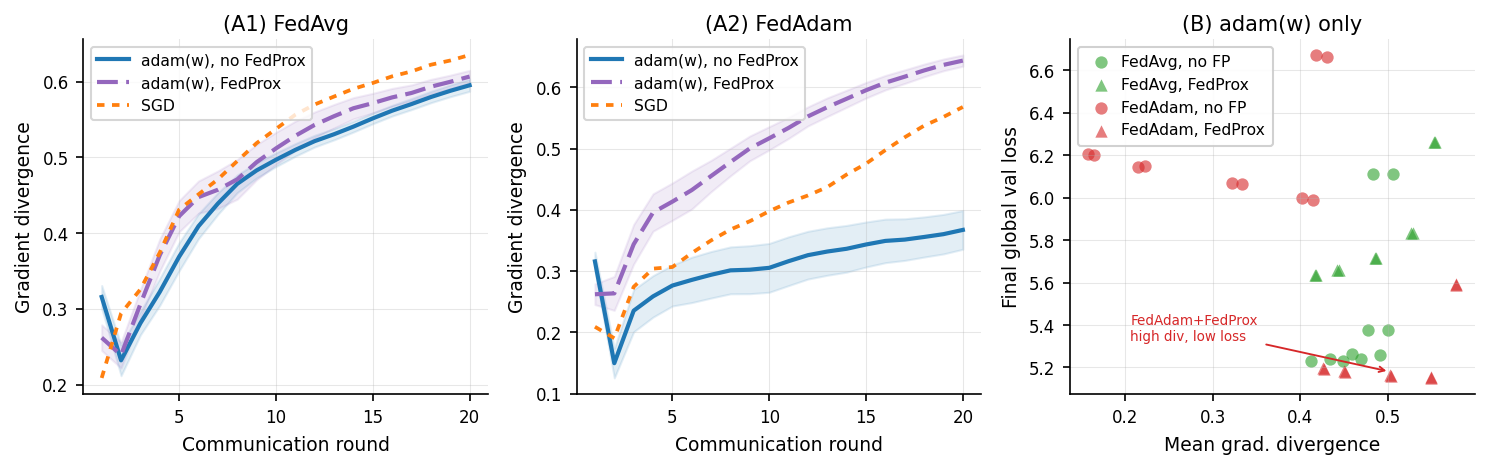
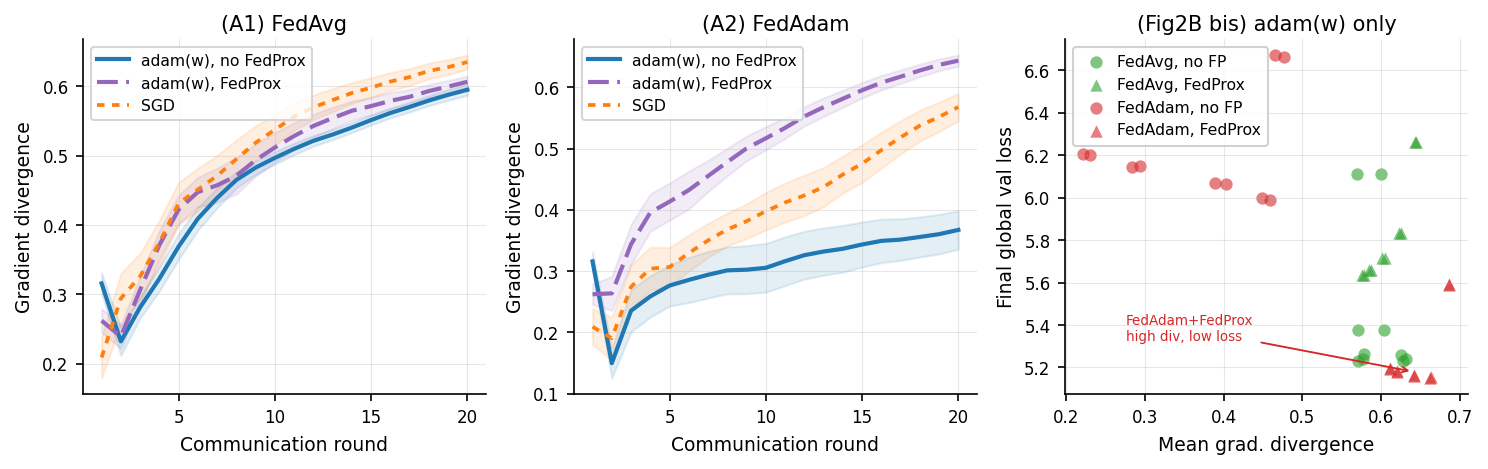
Code edit (unified diff) that turned the first committed figure into the second:
--- before
+++ after
@@ -4,4 +4,6 @@
 AGG_COLOR = {"fedavg": "#2ca02c", "fedadam": "#d62728"}       # green / red
 REG_MARKER= {"none": "o", "fedprox": "^"}
+
+nc = 32
 
 # ── Panel A: divergence curves, faceted by aggregator ───────────────────────
@@ -11,5 +13,5 @@
 for ax, agg in zip(axes[:2], ["fedavg", "fedadam"]):
     agg_label = "FedAvg" if agg == "fedavg" else "FedAdam"
-    sub = df_div[(df_div["aggregator"] == agg) & (df_div["num_clients"] == 32)]
+    sub = df_div[(df_div["aggregator"] == agg) & (df_div["num_clients"] == nc)]
 
     # adam(w) lines — split by FedProx
@@ -28,6 +30,10 @@
     sgd_s = sub[sub["opt_label"] == "SGD"]
     agg_sgd = sgd_s.groupby("round")["grad_divergence"].agg(["mean","sem"])
-    ax.plot(agg_sgd.index.values, agg_sgd["mean"],
+    x = agg_sgd.index.values
+    ax.plot(x, agg_sgd["mean"],
             color=SGD_COLOR, lw=1.8, linestyle=(0,(2,2)), label="SGD")
+    ax.fill_between(x, agg_sgd["mean"]-agg_sgd["sem"],
+                            agg_sgd["mean"]+agg_sgd["sem"],
+                        color=SGD_COLOR, alpha=0.12)
 
     ax.set_title(f"(A{1 if agg=='fedavg' else 2}) {agg_label}", pad=4)
@@ -38,5 +44,6 @@
 # ── Panel B: scatter — adam(w) only, agg × FedProx ──────────────────────────
 ax = axes[2]
-sub_adam = df[(df["opt_label"] == "adam(w)")&(df["num_clients"] == 32)]
+
+sub_adam = df[(df["opt_label"] == "adam(w)")&(df["num_clients"] == nc)]
 
 for agg in ["fedavg", "fedadam"]:
@@ -46,5 +53,5 @@
         reg_label = "FedProx" if reg=="fedprox" else "no FP"
         agg_label = "FedAvg" if agg=="fedavg" else "FedAdam"
-        ax.scatter(s["mean_grad_div"], s["final_global_val"],
+        ax.scatter(s["final_grad_div"], s["final_global_val"],
                    color=AGG_COLOR[agg], marker=marker,
                    s=35, alpha=0.6, linewidths=0,
@@ -53,5 +60,5 @@
 ax.set_xlabel("Mean grad. divergence")
 ax.set_ylabel("Final global val loss")
-ax.set_title("(B) adam(w) only", pad=4)
+ax.set_title("(Fig2B bis) adam(w) only", pad=4)
 
 # Annotate the FedAdam+FedProx paradox cluster
@@ -59,5 +66,5 @@
                    (sub_adam["regularization"]=="fedprox")]
 ax.annotate("FedAdam+FedProx\nhigh div, low loss",
-            xy=(paradox["mean_grad_div"].median(),
+            xy=(paradox["final_grad_div"].median(),
                 paradox["final_global_val"].median()),
             xytext=(0.15, 0.15), textcoords="axes fraction", fontsize=6.5,

Commit: fix: add std CI to SGD in fig2